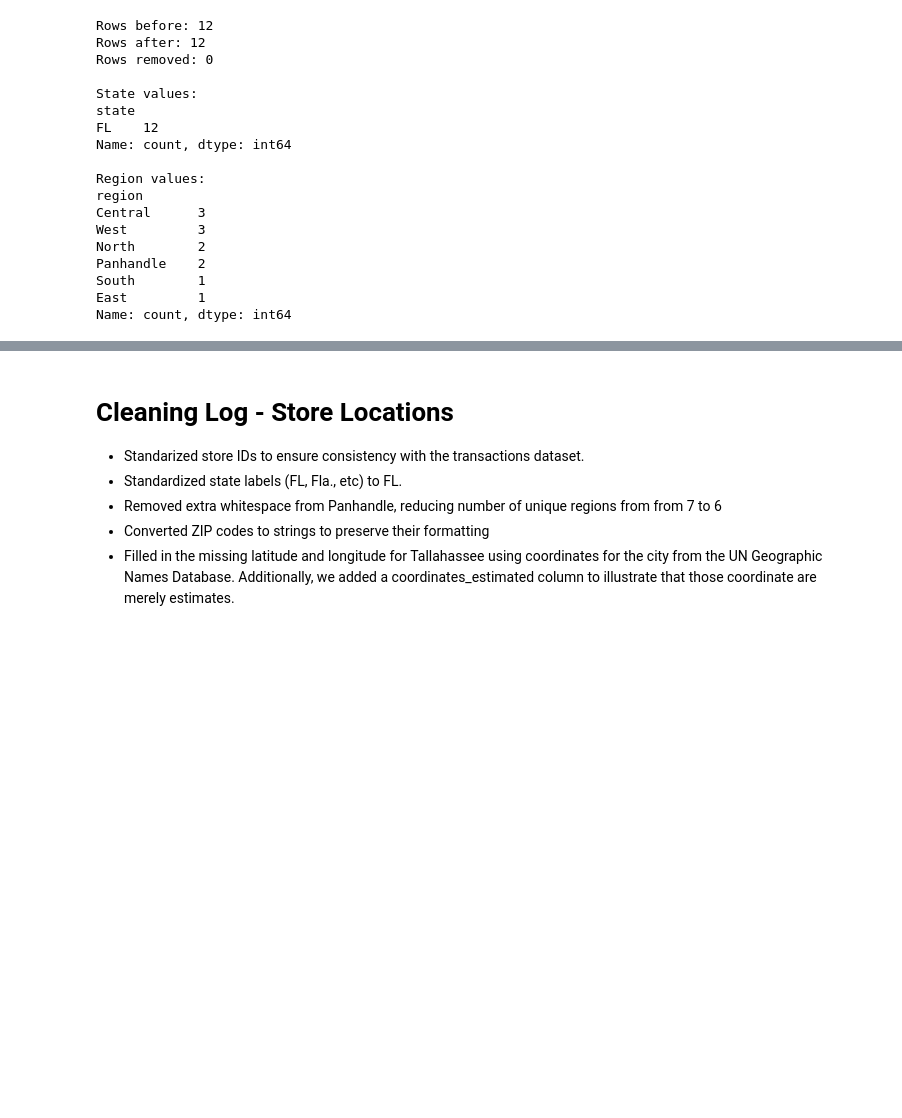
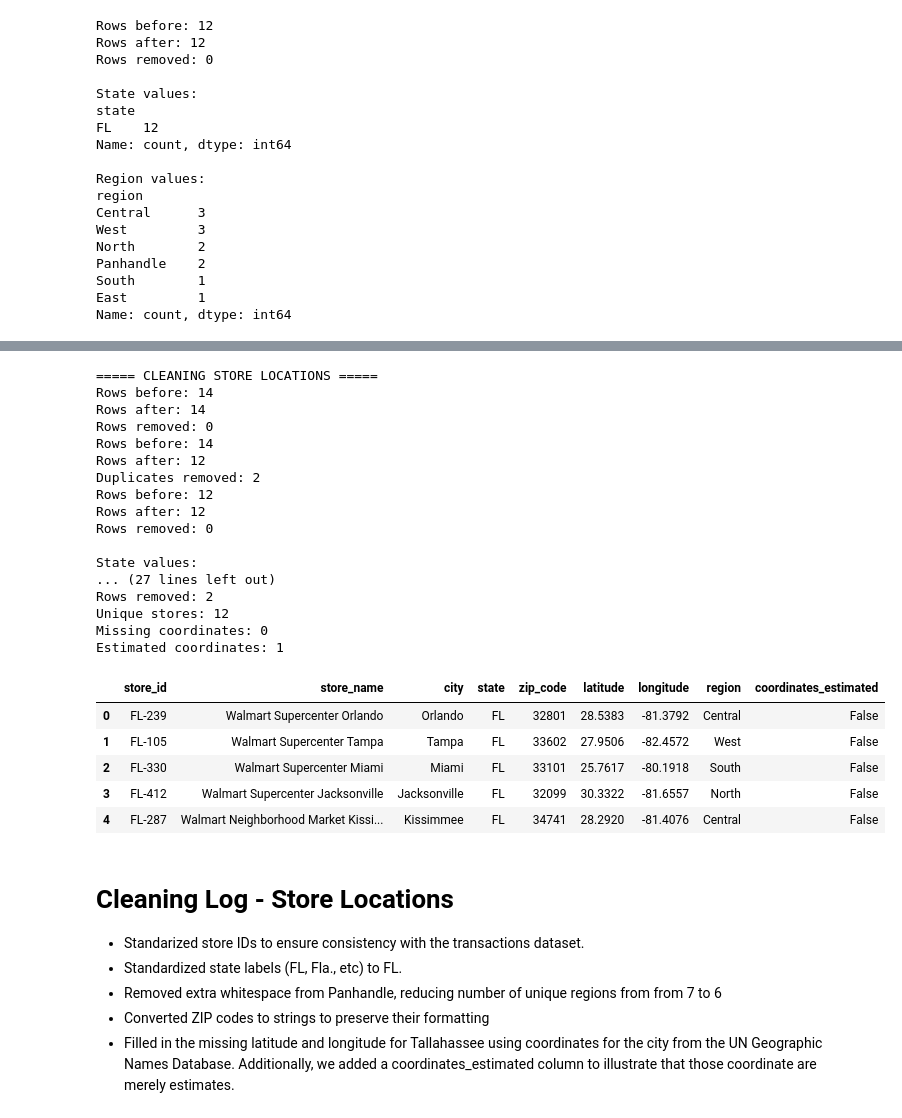
Before and after one commit to ciara-graves/walmart-hurricane-project, a Jupyter notebook: notebooks/DS2002_MidtermTeam_notebook.ipynb, the cells around one changed output, grey strips where cells are left out. Saved outputs shown, nothing was run; the diff lists cells and outputs as text; code cells hidden in the pictures; blank space fills up the shorter version.

```diff
--- a/notebooks/DS2002_MidtermTeam_notebook.ipynb
+++ b/notebooks/DS2002_MidtermTeam_notebook.ipynb
@@ -1221,3 +1206,32 @@ Missing longitudes: 0
+# %%
+## EDIT: move the store_locations_clean code to here
+# Now, run the complete store locations cleaning pipeline
+store_locations_clean = clean_store_locations(store_locations)
+display(store_locations_clean.head())
+# %% [output]
+===== CLEANING STORE LOCATIONS =====
+Rows before: 14
+Rows after: 14
+Rows removed: 0
+Rows before: 14
+Rows after: 12
+Duplicates removed: 2
+Rows before: 12
+Rows after: 12
+Rows removed: 0
+
+State values:
+... (27 lines left out)
+Rows removed: 2
+Unique stores: 12
+Missing coordinates: 0
+Estimated coordinates: 1
+|  | store_id | store_name | city | state | zip_code | latitude | longitude | region | coordinates_estimated |
+| 0 | FL-239 | Walmart Supercenter Orlando | Orlando | FL | 32801 | 28.5383 | -81.3792 | Central | False |
+| 1 | FL-105 | Walmart Supercenter Tampa | Tampa | FL | 33602 | 27.9506 | -82.4572 | West | False |
+| 2 | FL-330 | Walmart Supercenter Miami | Miami | FL | 33101 | 25.7617 | -80.1918 | South | False |
+| 3 | FL-412 | Walmart Supercenter Jacksonville | Jacksonville | FL | 32099 | 30.3322 | -81.6557 | North | False |
+| 4 | FL-287 | Walmart Neighborhood Market Kissi... | Kissimmee | FL | 34741 | 28.2920 | -81.4076 | Central | False |
 # %% [markdown]
 # Cleaning Log - Store Locations
 
```
Also changed, not shown: parts of 22 cells of this notebook.
